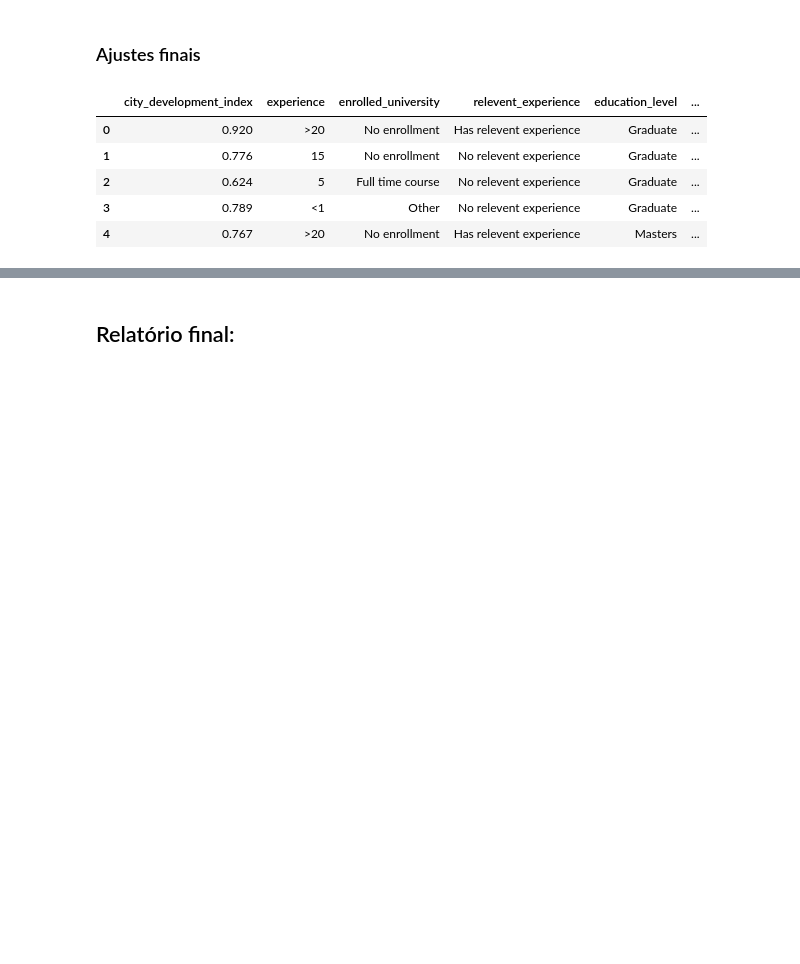
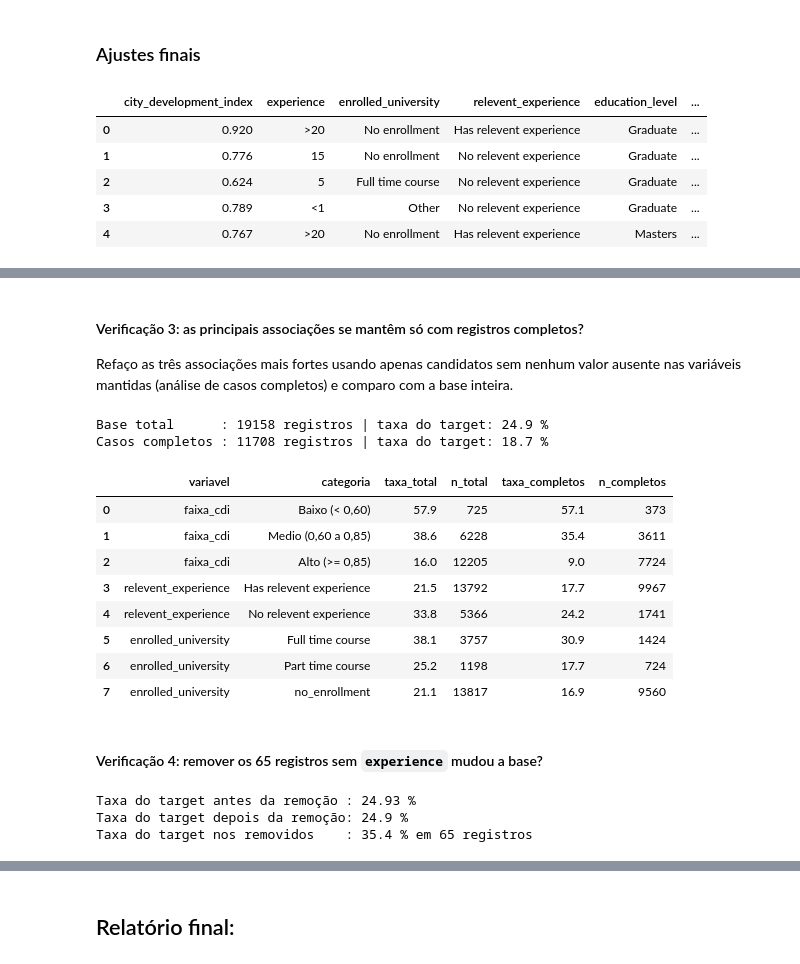
Before and after one commit to natoawayrj/Initial-HR-Analytics-project, a Jupyter notebook: ProjetoRH.ipynb, the cells around one changed output, grey strips where cells are left out. Cells and saved outputs as stored; diff of their text form; code cells hidden in the pictures; blank space fills up the shorter version.

```diff
--- a/ProjetoRH.ipynb
+++ b/ProjetoRH.ipynb
@@ -1063,0 +1228,56 @@ new_df.head()
+# %% [markdown]
+#### Verificação 3: as principais associações se mantêm só com registros completos?
+
+Refaço as três associações mais fortes usando apenas candidatos sem nenhum valor ausente nas variáveis mantidas
+(análise de casos completos) e comparo com a base inteira.
+# %%
+variaveis = [c for c in colunas_manter if c != 'target']
+
+def com_faixa_cdi(base):
+    base = base.copy()
+    base['faixa_cdi'] = pd.cut(base['city_development_index'],
+                               bins = [0, 0.6, 0.85, 1.01],
+                               right = False,
+                               labels = ['Baixo (< 0,60)', 'Medio (0,60 a 0,85)', 'Alto (>= 0,85)'])
+    return base
+
+base_total = com_faixa_cdi(df)
+casos_completos = com_faixa_cdi(df.dropna(subset = variaveis))
+
+print('Base total      :', len(base_total), 'registros | taxa do target:', round(base_total['target'].mean() * 100, 1), '%')
+print('Casos completos :', len(casos_completos), 'registros | taxa do target:', round(casos_completos['target'].mean() * 100, 1), '%')
+
+partes = []
+for col in ['faixa_cdi', 'relevent_experience', 'enrolled_university']:
+    total = base_total.groupby(col, observed = True)['target'].agg(taxa_total = 'mean', n_total = 'size')
+    completos = casos_completos.groupby(col, observed = True)['target'].agg(taxa_completos = 'mean', n_completos = 'size')
+    comp = total.join(completos).rename_axis('categoria').reset_index()
+    comp.insert(0, 'variavel', col)
+    partes.append(comp)
+
+sensibilidade = pd.concat(partes, ignore_index = True)
+sensibilidade[['taxa_total', 'taxa_completos']] = sensibilidade[['taxa_total', 'taxa_completos']] * 100
+sensibilidade.round(1)
+# %% [output]
+Base total      : 19158 registros | taxa do target: 24.9 %
+Casos completos : 11708 registros | taxa do target: 18.7 %
+|  | variavel | categoria | taxa_total | n_total | taxa_completos | n_completos |
+| 0 | faixa_cdi | Baixo (< 0,60) | 57.9 | 725 | 57.1 | 373 |
+| 1 | faixa_cdi | Medio (0,60 a 0,85) | 38.6 | 6228 | 35.4 | 3611 |
+| 2 | faixa_cdi | Alto (>= 0,85) | 16.0 | 12205 | 9.0 | 7724 |
+| 3 | relevent_experience | Has relevent experience | 21.5 | 13792 | 17.7 | 9967 |
+| 4 | relevent_experience | No relevent experience | 33.8 | 5366 | 24.2 | 1741 |
+| 5 | enrolled_university | Full time course | 38.1 | 3757 | 30.9 | 1424 |
+| 6 | enrolled_university | Part time course | 25.2 | 1198 | 17.7 | 724 |
+| 7 | enrolled_university | no_enrollment | 21.1 | 13817 | 16.9 | 9560 |
+# %% [markdown]
+#### Verificação 4: remover os 65 registros sem `experience` mudou a base?
+# %%
+sem_experiencia = df['experience'].isna()
+print('Taxa do target antes da remoção :', round(df['target'].mean() * 100, 2), '%')
+print('Taxa do target depois da remoção:', round(new_df['target'].mean() * 100, 2), '%')
+print('Taxa do target nos removidos    :', round(df.loc[sem_experiencia, 'target'].mean() * 100, 1), '% em', sem_experiencia.sum(), 'registros')
+# %% [output]
+Taxa do target antes da remoção : 24.93 %
+Taxa do target depois da remoção: 24.9 %
+Taxa do target nos removidos    : 35.4 % em 65 registros
```
Also changed, not shown: parts of 29 cells of this notebook, 5 other files.
